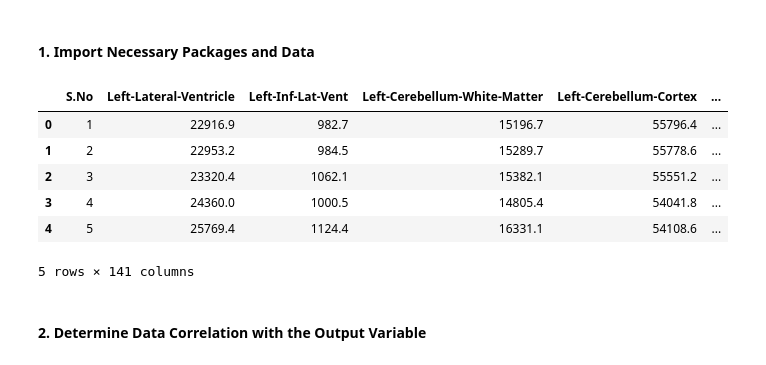
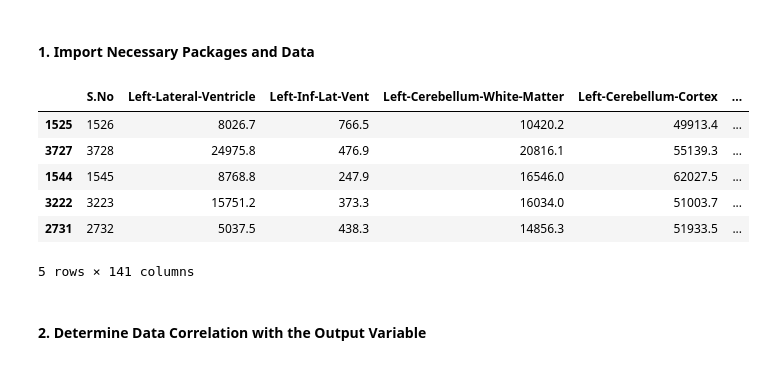
Before and after one commit to emilyzk/BMEN415_Group3, a Jupyter notebook: emily/Regression/regression_support_vector_machines.ipynb, the cells around one changed output. Saved outputs shown, nothing was run; the diff lists cells and outputs as text; code cells hidden in the pictures.

```diff
--- a/emily/Regression/regression_support_vector_machines.ipynb
+++ b/emily/Regression/regression_support_vector_machines.ipynb
@@ -3,30 +3,30 @@
 # %%
 # GENERAL IMPORTS
 import pandas as pd                                    #Used to read data
 import csv                                             #Used for read data
 import numpy as np                                     #Used to compute Root Mean Square Error
 import matplotlib.pyplot as plt                        #Used to visualize data
 import seaborn as sns                                  #Used to visualize data
 from sklearn.model_selection import train_test_split   #Used to split the data into test and train sets
 from sklearn import metrics                            #Used to compute R^2, Mean Abs Error and Mean Square Error
 from sklearn.feature_selection import SelectKBest      #Used to compute the k scores and select features accordingly
 from sklearn.feature_selection import f_regression     #Used to test the efficacy of each feature
 from scipy.stats import gaussian_kde                   #Used to compute point density
 
 # MODEL SPECIFIC IMPORTS
 from sklearn.svm import SVR                            #Used to fit and predict a Support Vector Regression Model
 
 # DATA IMPORT
-inputData = pd.read_excel(r'/Users/emilyknight/Downloads/Volumetric_features.xlsx', engine='openpyxl') #Import data
+inputData = pd.read_excel(r'/Users/emilyknight/Documents/BMEN415 Final Project/Volumetric_features.xlsx', engine='openpyxl').sample(frac = 1) #Import data
 
 inputData.head() #Print complete dataset to console
 # %% [output]
 |  | S.No | Left-Lateral-Ventricle | Left-Inf-Lat-Vent | Left-Cerebellum-White-Matter | Left-Cerebellum-Cortex | ... |
-| 0 | 1 | 22916.9 | 982.7 | 15196.7 | 55796.4 | ... |
-| 1 | 2 | 22953.2 | 984.5 | 15289.7 | 55778.6 | ... |
-| 2 | 3 | 23320.4 | 1062.1 | 15382.1 | 55551.2 | ... |
-| 3 | 4 | 24360.0 | 1000.5 | 14805.4 | 54041.8 | ... |
-| 4 | 5 | 25769.4 | 1124.4 | 16331.1 | 54108.6 | ... |
+| 1525 | 1526 | 8026.7 | 766.5 | 10420.2 | 49913.4 | ... |
+| 3727 | 3728 | 24975.8 | 476.9 | 20816.1 | 55139.3 | ... |
+| 1544 | 1545 | 8768.8 | 247.9 | 16546.0 | 62027.5 | ... |
+| 3222 | 3223 | 15751.2 | 373.3 | 16034.0 | 51003.7 | ... |
+| 2731 | 2732 | 5037.5 | 438.3 | 14856.3 | 51933.5 | ... |
 5 rows × 141 columns
 # %% [markdown]
 #### 2. Determine Data Correlation with the Output Variable
```
Also changed, not shown: parts of 5 cells of this notebook.
